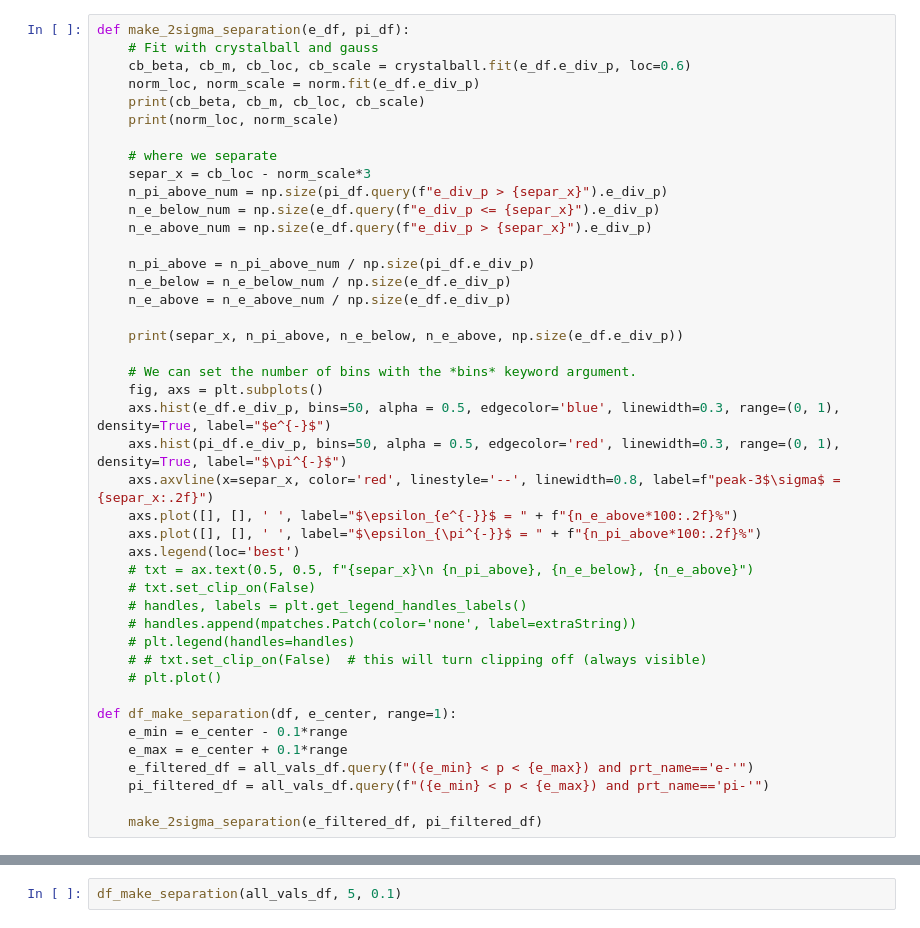
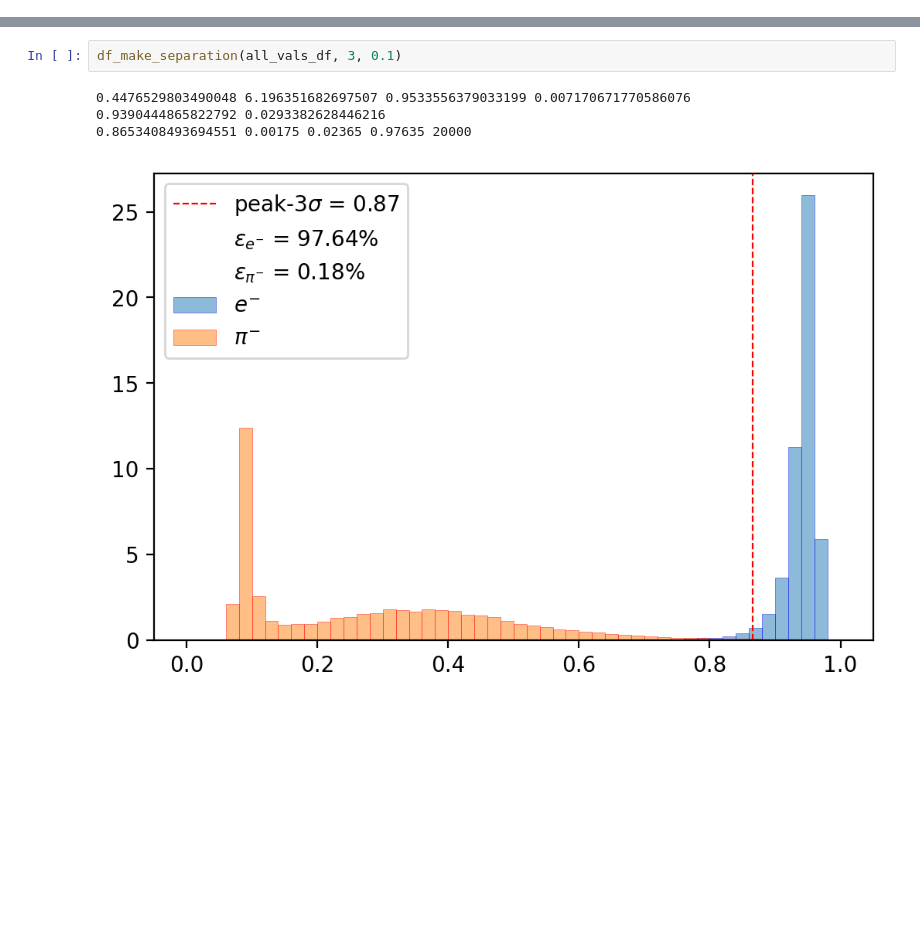
Before and after one commit to DraTeots/dd4hep-simple-calorimeter, a Jupyter notebook: analysis/dd4hep_sciglass_2x2x40.ipynb, the cells around one changed output, grey strips where cells are left out. Saved outputs shown, nothing was run; the diff lists cells and outputs as text; blank space fills up the shorter version.

```diff
--- a/analysis/dd4hep_sciglass_2x2x40.ipynb
+++ b/analysis/dd4hep_sciglass_2x2x40.ipynb
@@ -34,43 +34,0 @@ all_vals_df.head()
-# %%
-def make_2sigma_separation(e_df, pi_df):
-    # Fit with crystalball and gauss
-    cb_beta, cb_m, cb_loc, cb_scale = crystalball.fit(e_df.e_div_p, loc=0.6)
-    norm_loc, norm_scale = norm.fit(e_df.e_div_p)
-    print(cb_beta, cb_m, cb_loc, cb_scale)
-    print(norm_loc, norm_scale)
-
-    # where we separate
-    separ_x = cb_loc - norm_scale*3
-    n_pi_above_num = np.size(pi_df.query(f"e_div_p > {separ_x}").e_div_p)
-    n_e_below_num = np.size(e_df.query(f"e_div_p <= {separ_x}").e_div_p)
-    n_e_above_num = np.size(e_df.query(f"e_div_p > {separ_x}").e_div_p)
-
-    n_pi_above = n_pi_above_num / np.size(pi_df.e_div_p)
-    n_e_below = n_e_below_num / np.size(e_df.e_div_p)
-    n_e_above = n_e_above_num / np.size(e_df.e_div_p)
-
-    print(separ_x, n_pi_above, n_e_below, n_e_above, np.size(e_df.e_div_p))
-
-    # We can set the number of bins with the *bins* keyword argument.
-    fig, axs = plt.subplots()
-    axs.hist(e_df.e_div_p, bins=50, alpha = 0.5, edgecolor='blue', linewidth=0.3, range=(0, 1), density=True, label="$e^{-}$")
-    axs.hist(pi_df.e_div_p, bins=50, alpha = 0.5, edgecolor='red', linewidth=0.3, range=(0, 1), density=True, label="$\pi^{-}$")
-    axs.axvline(x=separ_x, color='red', linestyle='--', linewidth=0.8, label=f"peak-3$\sigma$ = {separ_x:.2f}")
-    axs.plot([], [], ' ', label="$\epsilon_{e^{-}}$ = " + f"{n_e_above*100:.2f}%")
-    axs.plot([], [], ' ', label="$\epsilon_{\pi^{-}}$ = " + f"{n_pi_above*100:.2f}%")
-    axs.legend(loc='best')
-    # txt = ax.text(0.5, 0.5, f"{separ_x}\n {n_pi_above}, {n_e_below}, {n_e_above}")
-    # txt.set_clip_on(False)
-    # handles, labels = plt.get_legend_handles_labels()
-    # handles.append(mpatches.Patch(color='none', label=extraString))
-    # plt.legend(handles=handles)
-    # # txt.set_clip_on(False)  # this will turn clipping off (always visible)
-    # plt.plot()
-
-def df_make_separation(df, e_center, range=1):
-    e_min = e_center - 0.1*range
-    e_max = e_center + 0.1*range
-    e_filtered_df = all_vals_df.query(f"({e_min} < p < {e_max}) and prt_name=='e-'")
-    pi_filtered_df = all_vals_df.query(f"({e_min} < p < {e_max}) and prt_name=='pi-'")
-
-    make_2sigma_separation(e_filtered_df, pi_filtered_df)
@@ -89,4 +67,9 @@ df_make_separation(all_vals_df, 2, 0.1)
 # %%
-df_make_separation(all_vals_df, 5, 0.1)
+df_make_separation(all_vals_df, 3, 0.1)
+# %% [output]
+0.4476529803490048 6.196351682697507 0.9533556379033199 0.007170671770586076
+0.9390444865822792 0.0293382628446216
+0.8653408493694551 0.00175 0.02365 0.97635 20000
+[figure, added]
 # %%
 df_make_separation(all_vals_df, 10, 0.1)
```
Also changed, not shown: parts of 9 cells of this notebook, 5 other files.
